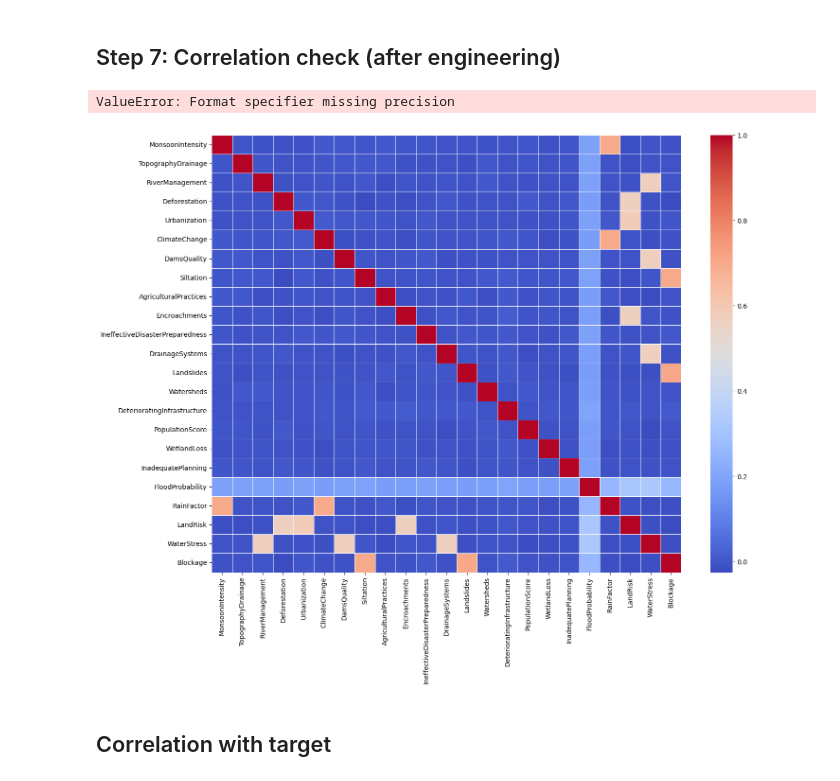
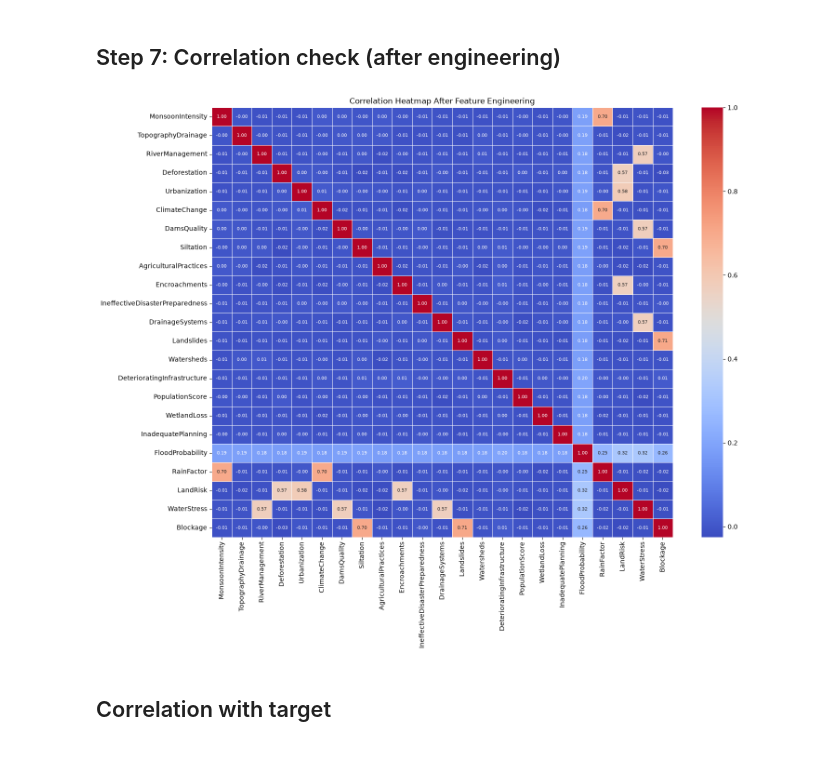
Before and after one commit to Sudin1010/floodPredictSystem, a Jupyter notebook: notebooks/03_Feature_Engineering.ipynb, the cells around one changed output. Drawn from its saved outputs; the diff is of its cells as text; code cells hidden in the pictures.

```diff
--- a/notebooks/03_Feature_Engineering.ipynb
+++ b/notebooks/03_Feature_Engineering.ipynb
@@ -72,23 +72,22 @@ df.shape
 # %%
 import matplotlib.pyplot as plt
 import seaborn as sns
 
 plt.figure(figsize=(16, 12))
 
 sns.heatmap(
     df.corr(),
     annot=True,
-    fmt=".f",
+    fmt=".2f",
     cmap="coolwarm",
     linewidths=0.5,
     annot_kws={"size": 7}
 )
 
 plt.title("Correlation Heatmap After Feature Engineering")
 plt.show()
 # %% [output]
-ValueError: Format specifier missing precision
-[figure, old version]
+[figure, new version]
 # %% [markdown]
 ## Correlation with target
 # %%
```
Also changed, not shown: parts of 1 cell of this notebook, 20 other files.
